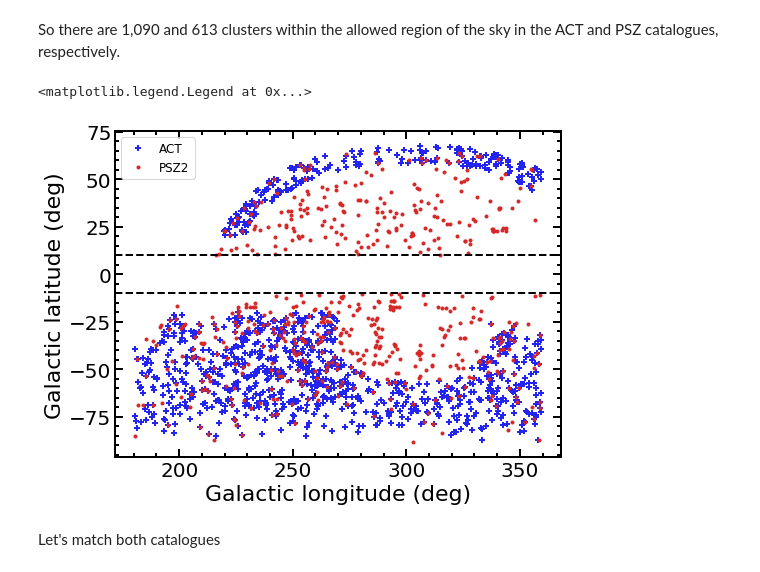
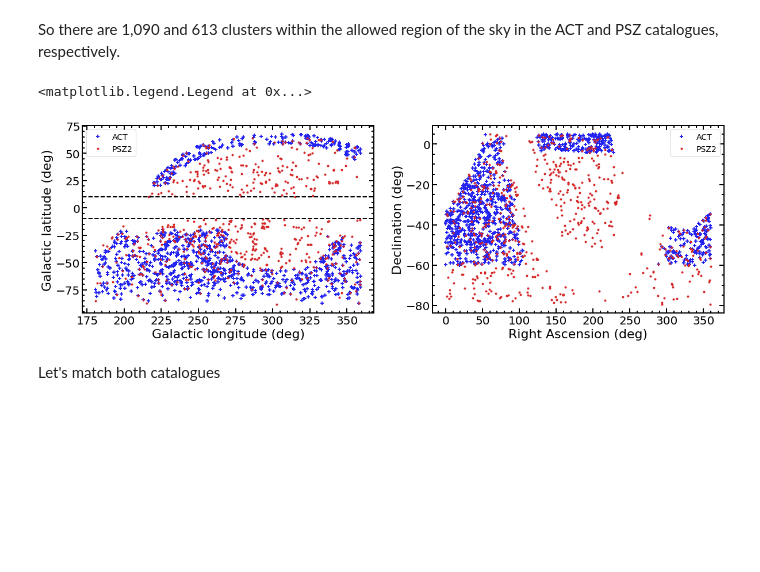
Before and after one commit to 4MOST-CHANCES/cluster-catalogues, a Jupyter notebook: make_actpol_sample.ipynb, the cells around one changed output. Saved outputs shown, nothing was run; the diff lists cells and outputs as text; code cells hidden in the pictures; blank space fills up the shorter version.

```diff
--- a/make_actpol_sample.ipynb
+++ b/make_actpol_sample.ipynb
@@ -64,16 +71,22 @@ act.add_column(np.arange(act['name'].size, dtype=int), name='index')
 # %% [markdown]
 So there are 1,090 and 613 clusters within the allowed region of the sky in the ACT and PSZ catalogues, respectively.
 # %%
-fig, ax = plt.subplots(figsize=(8,6))
+fig, axes = plt.subplots(1, 2, figsize=(20,6))
+ax = axes[0]
 ax.plot(act['l'], act['b'], '+', mew=2, label='ACT')
 ax.plot(psz['l'], psz['b'], 'C3.', label='PSZ2')
 ax.axhline(-10, ls='--', color='k')
 ax.axhline(10, ls='--', color='k')
 ax.set(xlabel='Galactic longitude (deg)', ylabel='Galactic latitude (deg)')
-ax.legend(loc='upper left', fontsize=12)
+ax.legend(loc='upper left', fontsize=14)
+ax = axes[1]
+ax.plot(act['ra'], act['dec'], '+', mew=2, label='ACT')
+ax.plot(psz['ra'], psz['dec'], 'C3.', label='PSZ2')
+ax.set(xlabel='Right Ascension (deg)', ylabel='Declination (deg)')
+ax.legend(loc='upper right', fontsize=14)
 # %% [output]
 <matplotlib.legend.Legend at 0x...>
-[figure, old version]
+[figure, new version]
 # %% [markdown]
 Let's match both catalogues
 # %%
```
Also changed, not shown: parts of 65 cells of this notebook, 5 other files.
